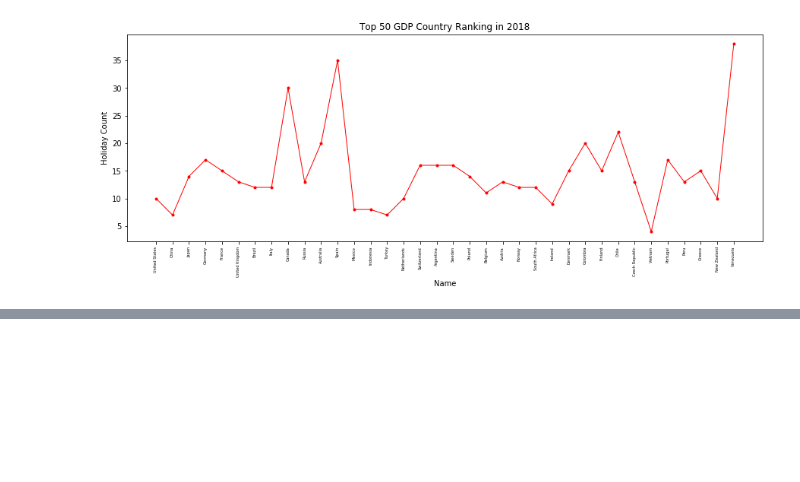
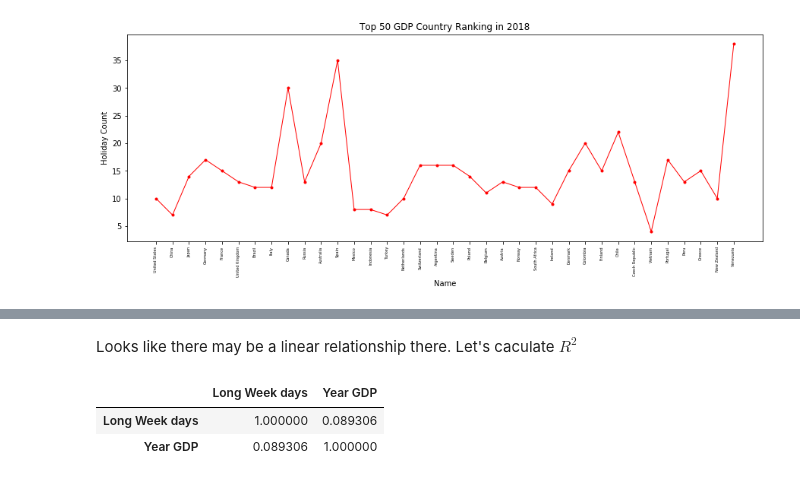
Before and after one commit to VIESON/inf510_project, a Jupyter notebook: wang_boxuan.ipynb, the cells around one changed output, grey strips where cells are left out. Cells and saved outputs as stored; diff of their text form; code cells hidden in the pictures; blank space fills up the shorter version.

```diff
--- a/wang_boxuan.ipynb
+++ b/wang_boxuan.ipynb
@@ -169,3 +177,12 @@ plt.show()
 [figure]
 [figure]
 [figure]
+# %% [markdown]
+Looks like there may be a linear relationship there. Let's caculate $R^2$
+# %%
+tempdf2018 = pd.read_csv(f'./data/gdpDataFrame/gdpDataFrame-{2018}.csv')
+tempdf2018[['Long Week days','Year GDP']].corr()
+# %% [output]
+|  | Long Week days | Year GDP |
+| Long Week days | 1.000000 | 0.089306 |
+| Year GDP | 0.089306 | 1.000000 |
```
Also changed, not shown: parts of 16 cells of this notebook.
